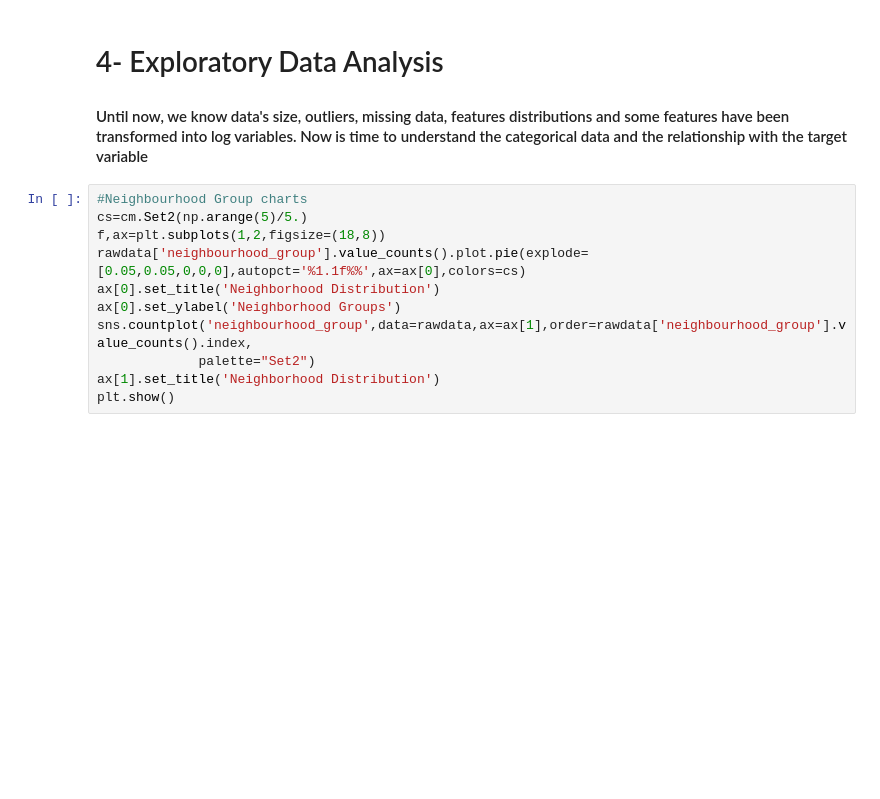
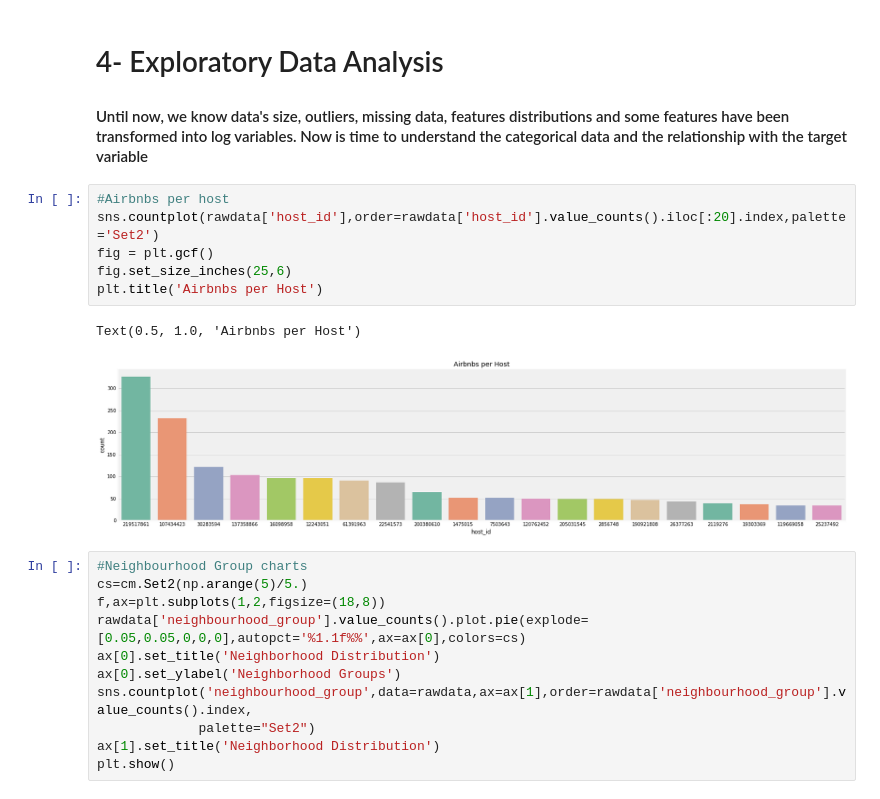
Before and after one commit to roslynbs/DataSciencewithPython, a Jupyter notebook: capstone_RoslynBadilla.ipynb, the cells around one changed output. Drawn from its saved outputs; the diff is of its cells as text; blank space fills up the shorter version.

```diff
--- a/capstone_RoslynBadilla.ipynb
+++ b/capstone_RoslynBadilla.ipynb
@@ -334,6 +364,15 @@ The matrix above doesn't show highly correlated features. But the review variabl
 # %% [markdown]
 # 4- Exploratory Data Analysis
 #### Until now, we know data's size, outliers, missing data, features distributions and some features have been transformed into log variables. Now is time to understand the categorical data and the relationship with the target variable
+# %%
+#Airbnbs per host
+sns.countplot(rawdata['host_id'],order=rawdata['host_id'].value_counts().iloc[:20].index,palette='Set2')
+fig = plt.gcf()
+fig.set_size_inches(25,6)
+plt.title('Airbnbs per Host')
+# %% [output]
+Text(0.5, 1.0, 'Airbnbs per Host')
+[figure, added]
 # %%
 #Neighbourhood Group charts
 cs=cm.Set2(np.arange(5)/5.)
```
Also changed, not shown: parts of 33 cells of this notebook.
